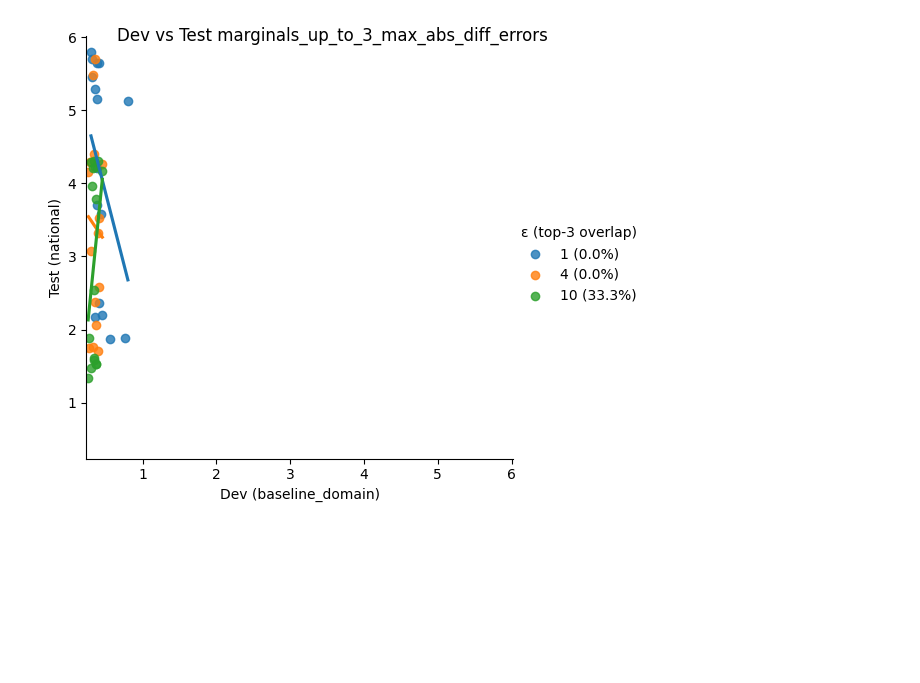
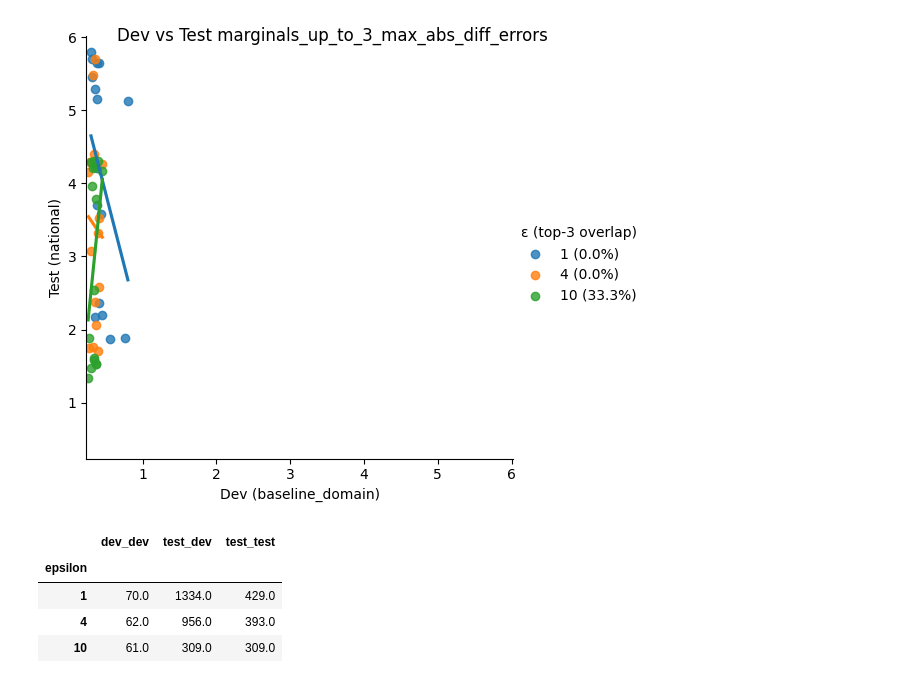
Before and after one commit to shlomihod/YDNPD, a Jupyter notebook: demo.ipynb, the cells around one changed output. Saved outputs shown, nothing was run; the diff lists cells and outputs as text; code cells hidden in the pictures; blank space fills up the shorter version.

```diff
--- a/hparams-search.ipynb
+++ b/demo.ipynb
@@ -36,3 +36,15 @@ for dev_name, test_name in EXPERIMENTS:
 # %% [output]
 [figure]
 [figure]
+# %%
+tradeoff_mwem_task = PrivacyUtilityTradeoffTask(hparam_mwem_task)
+
+tradeoff_mwem_task.evaluate(hparams_mwem_results,
+                            dev_name="baseline_domain",
+                            test_name="national")
+# %% [output]
+|  | dev_dev | test_dev | test_test |
+| epsilon |  |  |  |
+| 1 | 70.0 | 1334.0 | 429.0 |
+| 4 | 62.0 | 956.0 | 393.0 |
+| 10 | 61.0 | 309.0 | 309.0 |
```
Also changed, not shown: parts of 4 cells of this notebook.
